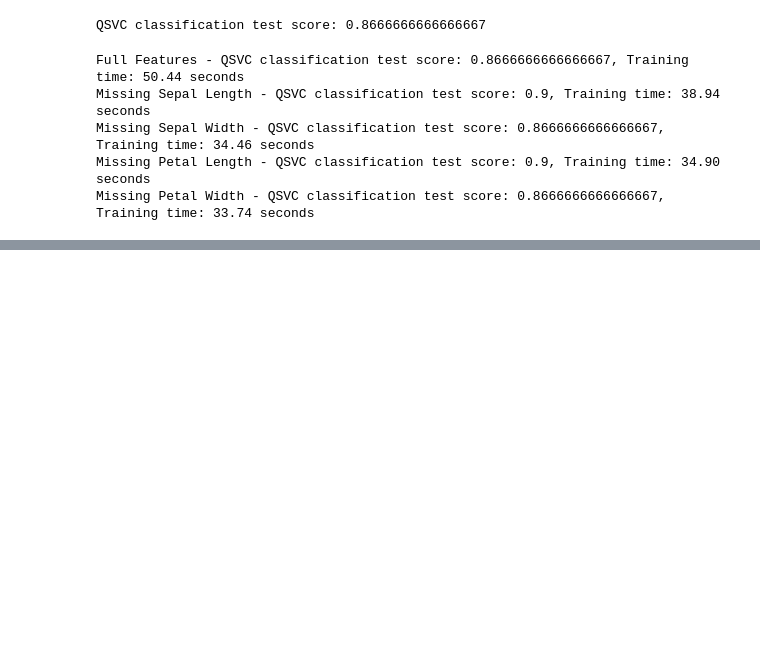
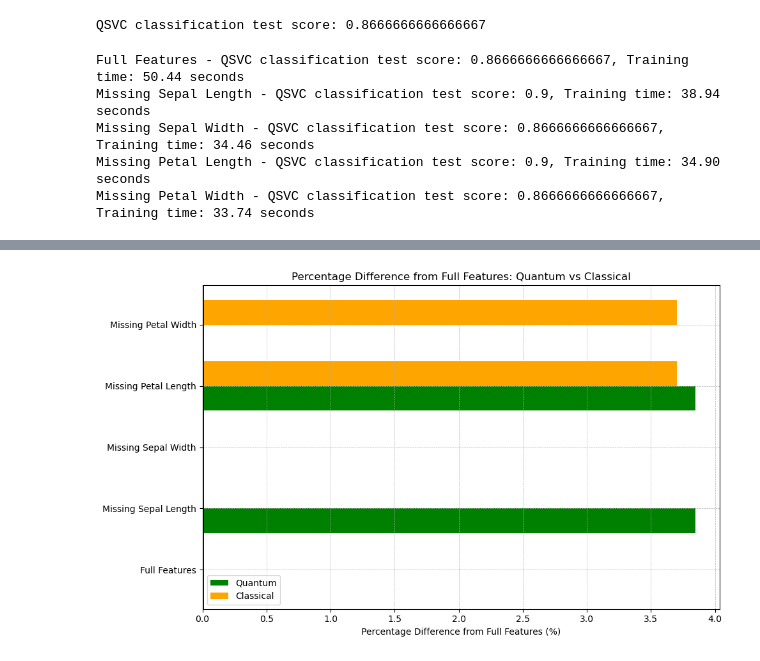
Before and after one commit to LukePower01/ml-to-qml, a Jupyter notebook: iris_qsvm.ipynb, the cells around one changed output, grey strips where cells are left out. Drawn from its saved outputs; the diff is of its cells as text; code cells hidden in the pictures; blank space fills up the shorter version.

```diff
--- a/iris_qsvm.ipynb
+++ b/iris_qsvm.ipynb
@@ -133,0 +325,32 @@ Missing Petal Width - QSVC classification test score: 0.8666666666666667, Traini
+# %%
+import numpy as np
+
+# Since we do not have pandas DataFrame, we will use the lists created previously for this example
+categories = qcategories  # Categories from the QSVC data
+percent_differences_quantum = qperc_diff_scores  # Percentage differences from the QSVC data
+percent_differences_classical = perc_diff_scores  # Percentage differences from the classical SVC data
+
+# Creating the overlay plot with correct representation of positive and negative changes
+fig, ax = plt.subplots(figsize=(10, 6))
+
+# Setting positions for each category's bar groups
+positions = np.arange(len(categories))
+
+# Plotting percentage differences for quantum and classical with correct +/- representation
+ax.barh(positions - 0.2, percent_differences_quantum, height=0.4, label='Quantum', color='green')
+ax.barh(positions + 0.2, percent_differences_classical, height=0.4, label='Classical', color='orange')
+
+# Setting labels, title, and customizing the axes and legend
+ax.set(yticks=positions, yticklabels=categories)
+ax.set_title('Percentage Difference from Full Features: Quantum vs Classical')
+ax.set_xlabel('Percentage Difference from Full Features (%)')
+ax.legend()
+
+# Adding grid lines and emphasizing the line at x = 0 to highlight no change
+ax.axvline(x=0, color='black', linestyle='-', linewidth=2)
+ax.grid(True, which='both', linestyle='--', linewidth=0.5)
+
+plt.tight_layout()
+plt.show()
+# %% [output]
+[figure, added]
```
Also changed, not shown: parts of 9 cells of this notebook, 2 other files.
